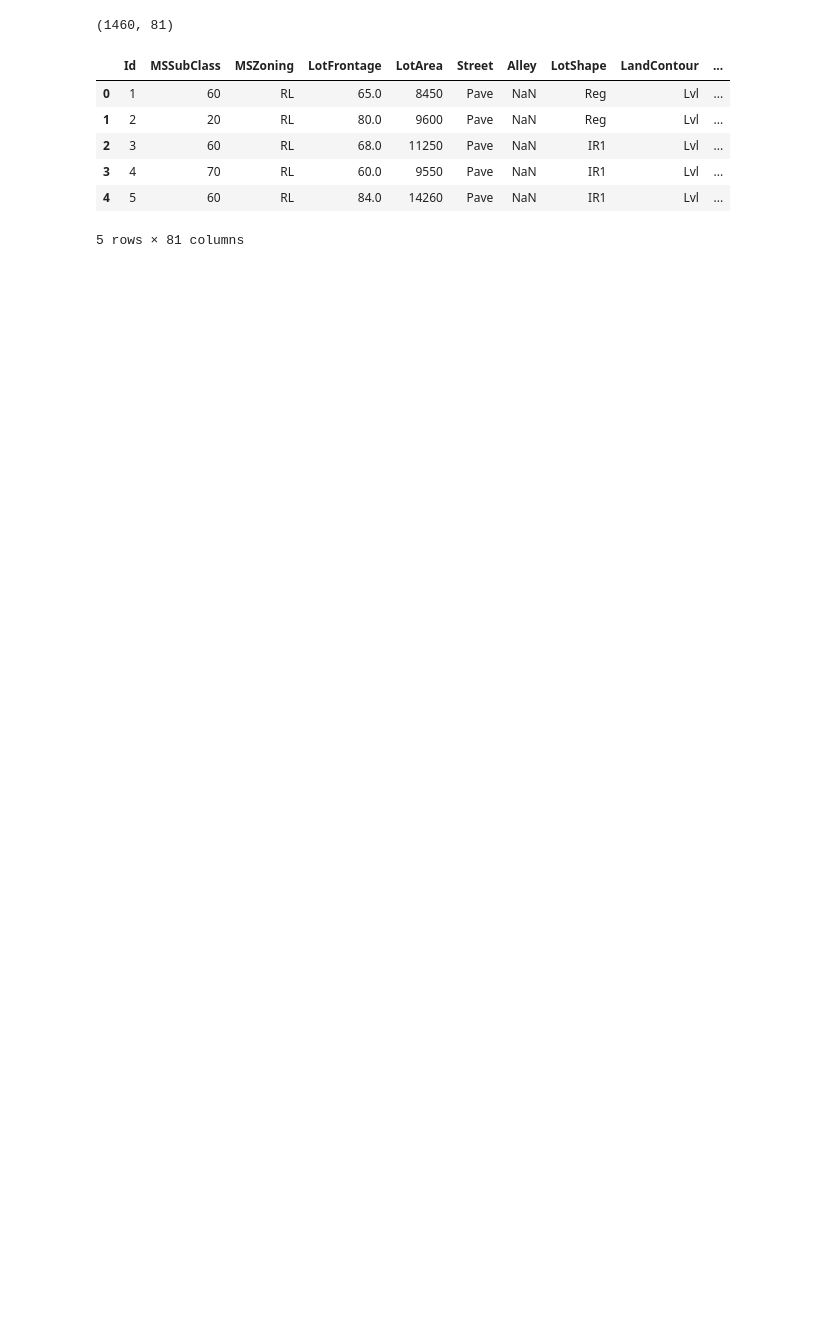
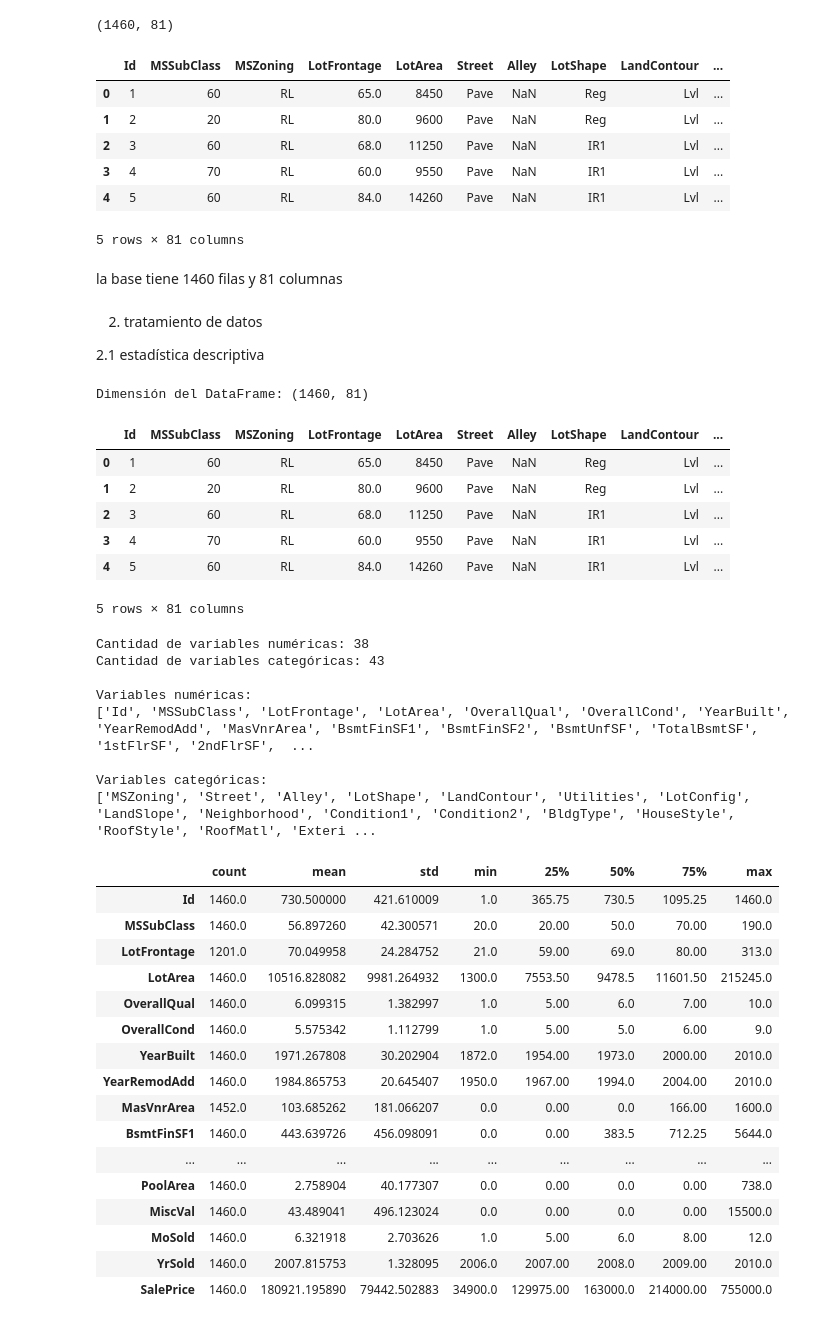
Before and after one commit to jonathanastudillo-lab/Ejercicio, a Jupyter notebook: House_Prices_Advanced_Regression_Techniques.ipynb, the cells around one changed output. Drawn from its saved outputs; the diff is of its cells as text; code cells hidden in the pictures; blank space fills up the shorter version.

```diff
--- a/House_Prices_Advanced_Regression_Techniques.ipynb
+++ b/House_Prices_Advanced_Regression_Techniques.ipynb
@@ -19,3 +26,77 @@ df.head()
 | 3 | 4 | 70 | RL | 60.0 | 9550 | Pave | NaN | IR1 | Lvl | ... |
 | 4 | 5 | 60 | RL | 84.0 | 14260 | Pave | NaN | IR1 | Lvl | ... |
 5 rows × 81 columns
+# %% [markdown]
+la base tiene 1460 filas y 81 columnas
+# %% [markdown]
+2) tratamiento de datos
+
+2.1 estadística descriptiva
+# %%
+# 1) Ver tamaño y primeras filas
+print("Dimensión del DataFrame:", df.shape)
+display(df.head())
+
+# 2) Separar variables numéricas y categóricas
+num_cols = df.select_dtypes(include=[np.number]).columns.tolist()
+cat_cols = df.select_dtypes(exclude=[np.number]).columns.tolist()
+
+print("Cantidad de variables numéricas:", len(num_cols))
+print("Cantidad de variables categóricas:", len(cat_cols))
+
+print("\nVariables numéricas:")
+print(num_cols)
+
+print("\nVariables categóricas:")
+print(cat_cols)
+
+# 3) Resumen estadístico de variables numéricas
+resumen_numerico = df[num_cols].describe().T
+display(resumen_numerico)
+
+# 4) Función para winsorizar entre percentil 1 y percentil 99
+def winsorize_p1_p99(df, cols):
+    df_out = df.copy()
+    bounds = {}
+
+    for c in cols:
+        p1 = df_out[c].quantile(0.01)
+        p99 = df_out[c].quantile(0.99)
+        bounds[c] = (p1, p99)
+        df_out[c] = df_out[c].clip(lower=p1, upper=p99)
+
+    return df_out, bounds
+# %% [output]
+Dimensión del DataFrame: (1460, 81)
+|  | Id | MSSubClass | MSZoning | LotFrontage | LotArea | Street | Alley | LotShape | LandContour | ... |
+| 0 | 1 | 60 | RL | 65.0 | 8450 | Pave | NaN | Reg | Lvl | ... |
+| 1 | 2 | 20 | RL | 80.0 | 9600 | Pave | NaN | Reg | Lvl | ... |
+| 2 | 3 | 60 | RL | 68.0 | 11250 | Pave | NaN | IR1 | Lvl | ... |
+| 3 | 4 | 70 | RL | 60.0 | 9550 | Pave | NaN | IR1 | Lvl | ... |
+| 4 | 5 | 60 | RL | 84.0 | 14260 | Pave | NaN | IR1 | Lvl | ... |
+5 rows × 81 columns
+Cantidad de variables numéricas: 38
+Cantidad de variables categóricas: 43
+
+Variables numéricas:
+['Id', 'MSSubClass', 'LotFrontage', 'LotArea', 'OverallQual', 'OverallCond', 'YearBuilt', 'YearRemodAdd', 'MasVnrArea', 'BsmtFinSF1', 'BsmtFinSF2', 'BsmtUnfSF', 'TotalBsmtSF', '1stFlrSF', '2ndFlrSF',  ...
+
+Variables categóricas:
+['MSZoning', 'Street', 'Alley', 'LotShape', 'LandContour', 'Utilities', 'LotConfig', 'LandSlope', 'Neighborhood', 'Condition1', 'Condition2', 'BldgType', 'HouseStyle', 'RoofStyle', 'RoofMatl', 'Exteri ...
+|  | count | mean | std | min | 25% | 50% | 75% | max |
+| Id | 1460.0 | 730.500000 | 421.610009 | 1.0 | 365.75 | 730.5 | 1095.25 | 1460.0 |
+| MSSubClass | 1460.0 | 56.897260 | 42.300571 | 20.0 | 20.00 | 50.0 | 70.00 | 190.0 |
+| LotFrontage | 1201.0 | 70.049958 | 24.284752 | 21.0 | 59.00 | 69.0 | 80.00 | 313.0 |
+| LotArea | 1460.0 | 10516.828082 | 9981.264932 | 1300.0 | 7553.50 | 9478.5 | 11601.50 | 215245.0 |
+| OverallQual | 1460.0 | 6.099315 | 1.382997 | 1.0 | 5.00 | 6.0 | 7.00 | 10.0 |
+| OverallCond | 1460.0 | 5.575342 | 1.112799 | 1.0 | 5.00 | 5.0 | 6.00 | 9.0 |
+| YearBuilt | 1460.0 | 1971.267808 | 30.202904 | 1872.0 | 1954.00 | 1973.0 | 2000.00 | 2010.0 |
+| YearRemodAdd | 1460.0 | 1984.865753 | 20.645407 | 1950.0 | 1967.00 | 1994.0 | 2004.00 | 2010.0 |
+| MasVnrArea | 1452.0 | 103.685262 | 181.066207 | 0.0 | 0.00 | 0.0 | 166.00 | 1600.0 |
+| BsmtFinSF1 | 1460.0 | 443.639726 | 456.098091 | 0.0 | 0.00 | 383.5 | 712.25 | 5644.0 |
+| ... | ... | ... | ... | ... | ... | ... | ... | ... |
+| PoolArea | 1460.0 | 2.758904 | 40.177307 | 0.0 | 0.00 | 0.0 | 0.00 | 738.0 |
+| MiscVal | 1460.0 | 43.489041 | 496.123024 | 0.0 | 0.00 | 0.0 | 0.00 | 15500.0 |
+| MoSold | 1460.0 | 6.321918 | 2.703626 | 1.0 | 5.00 | 6.0 | 8.00 | 12.0 |
+| YrSold | 1460.0 | 2007.815753 | 1.328095 | 2006.0 | 2007.00 | 2008.0 | 2009.00 | 2010.0 |
+| SalePrice | 1460.0 | 180921.195890 | 79442.502883 | 34900.0 | 129975.00 | 163000.0 | 214000.00 | 755000.0 |
```
Also changed, not shown: parts of 15 cells of this notebook.
